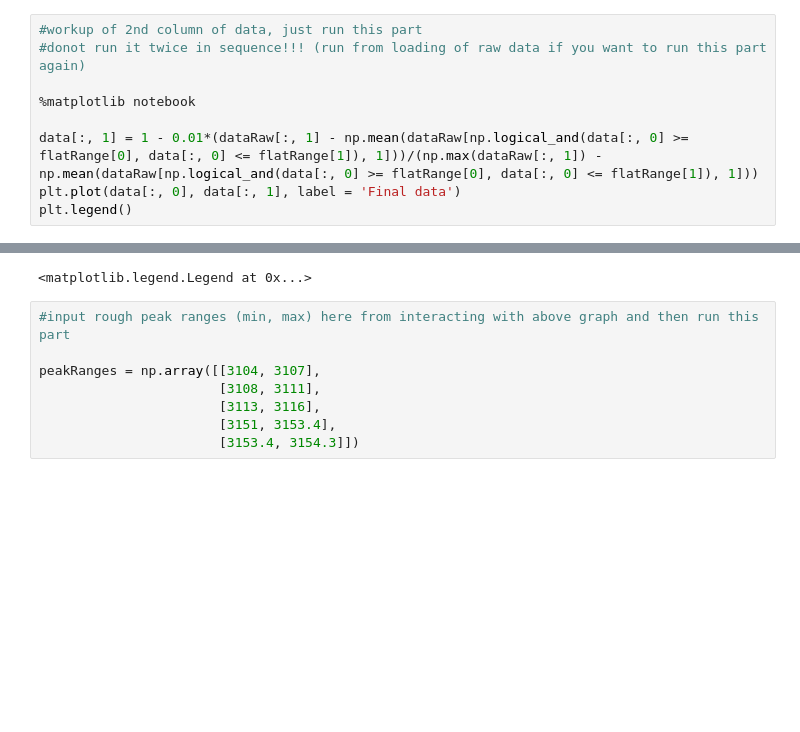
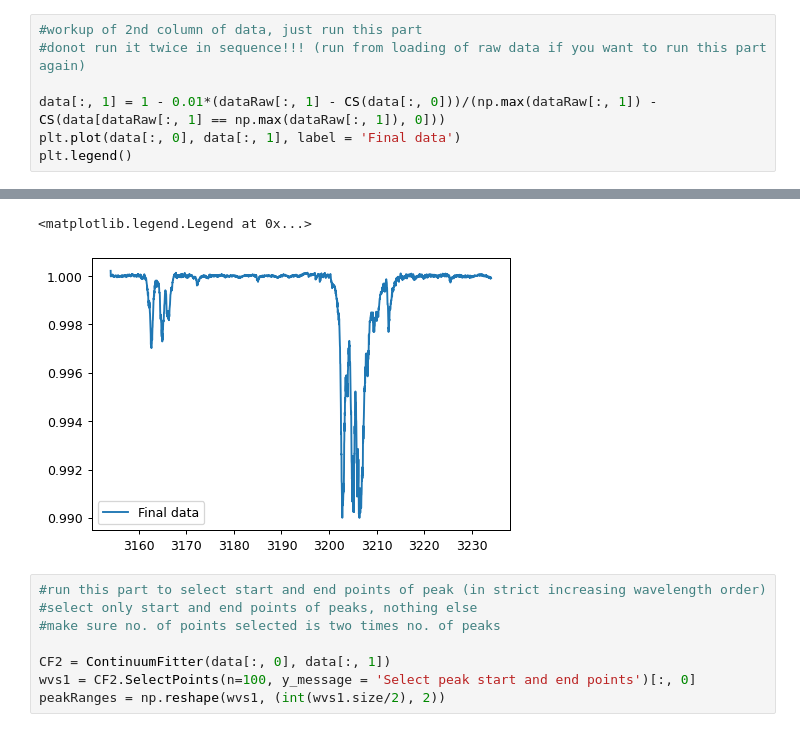
Before and after one commit to jancami/edibles, a Jupyter notebook: edibles/utils/Harshit/LabSpectraAnalysis.ipynb, the cells around one changed output, grey strips where cells are left out. Saved outputs shown, nothing was run; the diff lists cells and outputs as text; blank space fills up the shorter version.

```diff
--- a/edibles/utils/Harshit/LabSpectraAnalysis.ipynb
+++ b/edibles/utils/Harshit/LabSpectraAnalysis.ipynb
@@ -53,9 +53,7 @@ flatRange = [3120, 3150]
 #workup of 2nd column of data, just run this part
 #donot run it twice in sequence!!! (run from loading of raw data if you want to run this part again)
 
-%matplotlib notebook
-
-data[:, 1] = 1 - 0.01*(dataRaw[:, 1] - np.mean(dataRaw[np.logical_and(data[:, 0] >= flatRange[0], data[:, 0] <= flatRange[1]), 1]))/(np.max(dataRaw[:, 1]) - np.mean(dataRaw[np.logical_and(data[:, 0] >= flatRange[0], data[:, 0] <= flatRange[1]), 1]))
+data[:, 1] = 1 - 0.01*(dataRaw[:, 1] - CS(data[:, 0]))/(np.max(dataRaw[:, 1]) - CS(data[dataRaw[:, 1] == np.max(dataRaw[:, 1]), 0]))
 plt.plot(data[:, 0], data[:, 1], label = 'Final data')
 plt.legend()
 # %% [output]
@@ -64,9 +60,10 @@ plt.legend()
 <matplotlib.legend.Legend at 0x...>
+[figure, added]
 # %%
-#input rough peak ranges (min, max) here from interacting with above graph and then run this part
+#run this part to select start and end points of peak (in strict increasing wavelength order)
+#select only start and end points of peaks, nothing else
+#make sure no. of points selected is two times no. of peaks
 
-peakRanges = np.array([[3104, 3107],
-                       [3108, 3111],
-                       [3113, 3116],
-                       [3151, 3153.4],
-                       [3153.4, 3154.3]])
+CF2 = ContinuumFitter(data[:, 0], data[:, 1])
+wvs1 = CF2.SelectPoints(n=100, y_message = 'Select peak start and end points')[:, 0]
+peakRanges = np.reshape(wvs1, (int(wvs1.size/2), 2))
```
Also changed, not shown: parts of 11 cells of this notebook, 2 other files.
